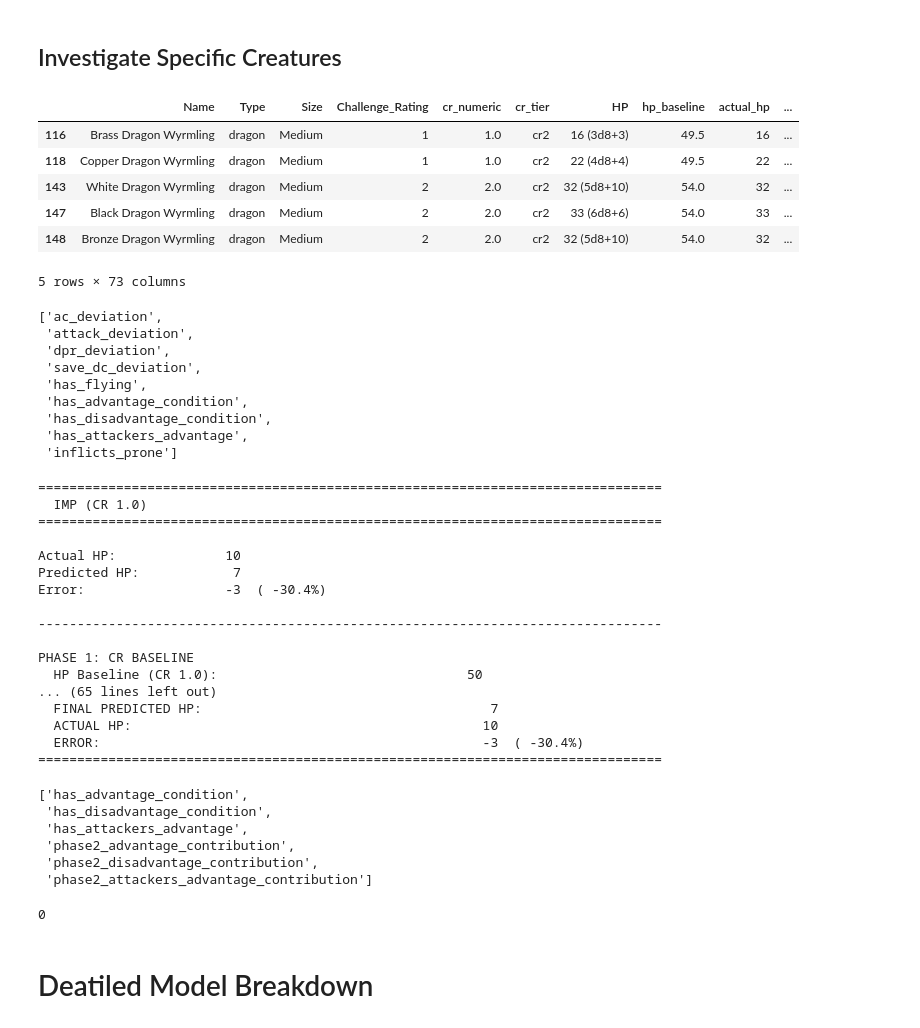
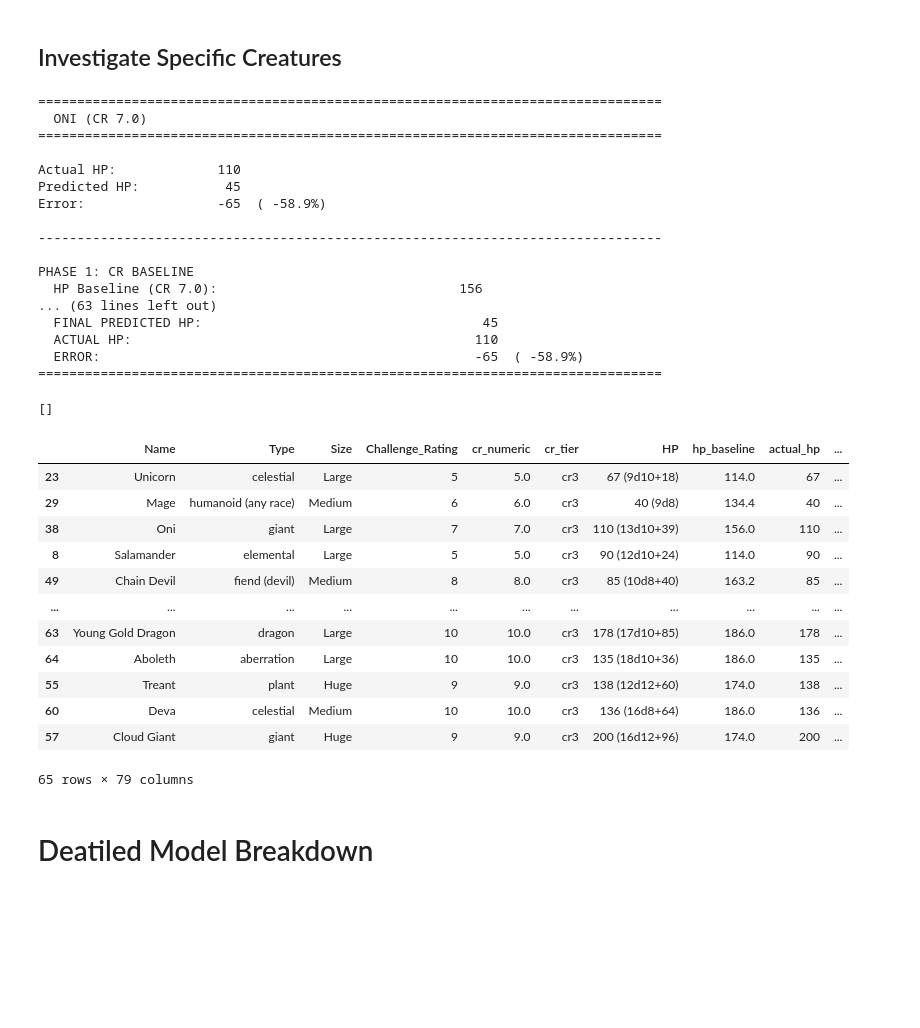
Before and after one commit to conorbarryhoke/matrix_v0, a Jupyter notebook: notebooks/3_model_analysis.ipynb, the cells around one changed output. Cells and saved outputs as stored; diff of their text form; code cells hidden in the pictures; blank space fills up the shorter version.

```diff
--- a/notebooks/3_model_analysis.ipynb
+++ b/notebooks/3_model_analysis.ipynb
@@ -165,68 +165,51 @@ condition_immunity_count     2.104291
 # %% [markdown]
 ## Investigate Specific Creatures
 # %%
-df[df['Name'].str.contains('Dragon')].head()
+# df[df['Name'].str.contains('Dragon')].head()
-# %% [output]
-|  | Name | Type | Size | Challenge_Rating | cr_numeric | cr_tier | HP | hp_baseline | actual_hp | ... |
-| 116 | Brass Dragon Wyrmling | dragon | Medium | 1 | 1.0 | cr2 | 16 (3d8+3) | 49.5 | 16 | ... |
-| 118 | Copper Dragon Wyrmling | dragon | Medium | 1 | 1.0 | cr2 | 22 (4d8+4) | 49.5 | 22 | ... |
-| 143 | White Dragon Wyrmling | dragon | Medium | 2 | 2.0 | cr2 | 32 (5d8+10) | 54.0 | 32 | ... |
-| 147 | Black Dragon Wyrmling | dragon | Medium | 2 | 2.0 | cr2 | 33 (6d8+6) | 54.0 | 33 | ... |
-| 148 | Bronze Dragon Wyrmling | dragon | Medium | 2 | 2.0 | cr2 | 32 (5d8+10) | 54.0 | 32 | ... |
-5 rows × 73 columns
-# %%
-from notebooks.helper_files.feature_config import PHASE2_FEATURES
-
-
-PHASE2_FEATURES
-# %% [output]
-['ac_deviation',
- 'attack_deviation',
- 'dpr_deviation',
- 'save_dc_deviation',
- 'has_flying',
- 'has_advantage_condition',
- 'has_disadvantage_condition',
- 'has_attackers_advantage',
- 'inflicts_prone']
 # %%
 # Interactive investigation
 # Uncomment and modify to investigate specific creatures:
-investigate_creature('Imp', df, contributions_df)
+# Oni, Unicorn way too penalized for different reasons.
+investigate_creature('Oni', df, contributions_df)
 # %% [output]
 ================================================================================
-  IMP (CR 1.0)
+  ONI (CR 7.0)
 ================================================================================
 
-Actual HP:              10
-Predicted HP:            7
-Error:                  -3  ( -30.4%)
+Actual HP:             110
+Predicted HP:           45
+Error:                 -65  ( -58.9%)
 
 --------------------------------------------------------------------------------
 
 PHASE 1: CR BASELINE
-  HP Baseline (CR 1.0):                                50
-... (65 lines left out)
-  FINAL PREDICTED HP:                                     7
-  ACTUAL HP:                                             10
-  ERROR:                                                 -3  ( -30.4%)
+  HP Baseline (CR 7.0):                               156
+... (63 lines left out)
+  FINAL PREDICTED HP:                                    45
+  ACTUAL HP:                                            110
+  ERROR:                                                -65  ( -58.9%)
 ================================================================================
 # %%
-[c for c in contributions_df.columns if 'advant' in c]
+[c for c in contributions_df.columns if 'feature' in c]
 # %% [output]
-['has_advantage_condition',
- 'has_disadvantage_condition',
- 'has_attackers_advantage',
- 'phase2_advantage_contribution',
- 'phase2_disadvantage_contribution',
- 'phase2_attackers_advantage_contribution']
+[]
-# %%
-from notebooks.helper_files.parsers import has_advantage_condition
-
-
-has_advantage_condition(df[df['Name'] == 'Cult Fanatic'])
-# %% [output]
-0
+# %%
+_df = analysis_dfs['cr3']
+_df.sort_values('predicted_hp')
+# %% [output]
+|  | Name | Type | Size | Challenge_Rating | cr_numeric | cr_tier | HP | hp_baseline | actual_hp | ... |
+| 23 | Unicorn | celestial | Large | 5 | 5.0 | cr3 | 67 (9d10+18) | 114.0 | 67 | ... |
+| 29 | Mage | humanoid (any race) | Medium | 6 | 6.0 | cr3 | 40 (9d8) | 134.4 | 40 | ... |
+| 38 | Oni | giant | Large | 7 | 7.0 | cr3 | 110 (13d10+39) | 156.0 | 110 | ... |
+| 8 | Salamander | elemental | Large | 5 | 5.0 | cr3 | 90 (12d10+24) | 114.0 | 90 | ... |
+| 49 | Chain Devil | fiend (devil) | Medium | 8 | 8.0 | cr3 | 85 (10d8+40) | 163.2 | 85 | ... |
+| ... | ... | ... | ... | ... | ... | ... | ... | ... | ... | ... |
+| 63 | Young Gold Dragon | dragon | Large | 10 | 10.0 | cr3 | 178 (17d10+85) | 186.0 | 178 | ... |
+| 64 | Aboleth | aberration | Large | 10 | 10.0 | cr3 | 135 (18d10+36) | 186.0 | 135 | ... |
+| 55 | Treant | plant | Huge | 9 | 9.0 | cr3 | 138 (12d12+60) | 174.0 | 138 | ... |
+| 60 | Deva | celestial | Medium | 10 | 10.0 | cr3 | 136 (16d8+64) | 186.0 | 136 | ... |
+| 57 | Cloud Giant | giant | Huge | 9 | 9.0 | cr3 | 200 (16d12+96) | 174.0 | 200 | ... |
+65 rows × 79 columns
 # %%
 # List worst predictions
 # print("\nWorst Over-predictions (predicted > actual):")
```
Also changed, not shown: parts of 7 cells of this notebook, 16 other files.
